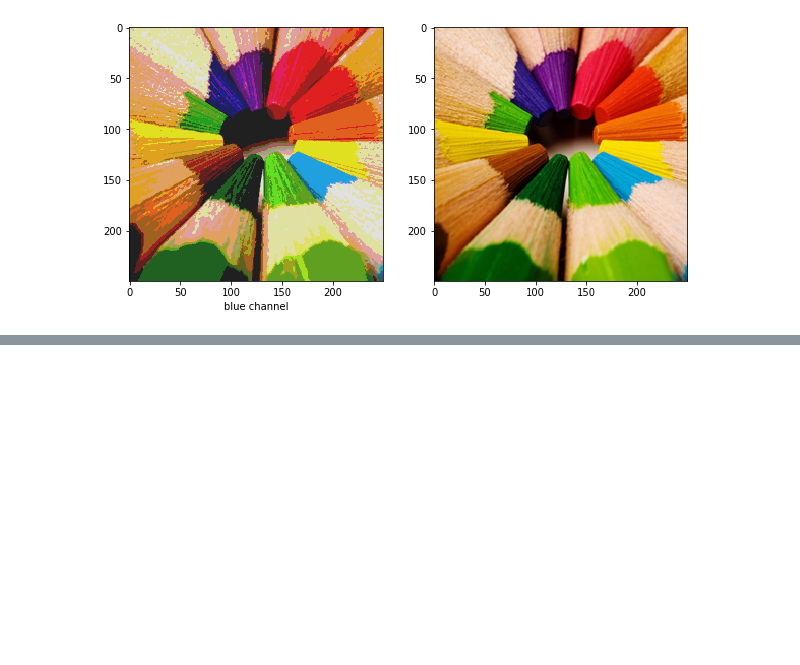
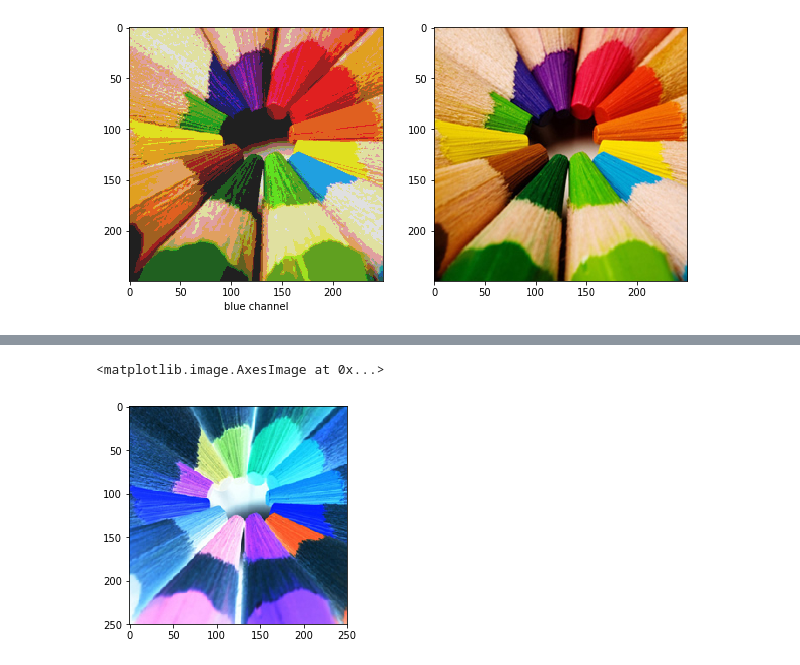
Before and after one commit to yongduek/lectures, a Jupyter notebook: ipcv/pixel_operations.ipynb, the cells around one changed output, grey strips where cells are left out. Saved outputs shown, nothing was run; the diff lists cells and outputs as text; code cells hidden in the pictures; blank space fills up the shorter version.

```diff
--- a/ipcv/pixel_operations.ipynb
+++ b/ipcv/pixel_operations.ipynb
@@ -45,7 +45,7 @@ plt.imshow (tgimg)
 # %%
 import timeit
 class elapsedTime :
-    def __init__ ():
+    def __init__ (self):
         self.start = 0;
         self.elapsed = 0;
     def reset (self):
@@ -87,6 +87,20 @@ plt.imshow (negImage)
 # %% [output]
 <matplotlib.image.AxesImage at 0x...>
 [figure]
+# %%
+def negateImage (srcImage):
+    # pixel access with image.item(), and image.itemset()
+    etime = elapsedTime ()
+    negImage = srcImage.copy()
+    etime.reset()
+    for r in range(negImage.shape[0]):
+        for c in range(negImage.shape[1]):
+            for ch in range(negImage.shape[2]):
+                negImage.itemset( (r,c,ch), 255 - negImage.item(r,c,ch) )
+    #
+    etime.stop()
+    etime.print ()
+    return negImage
 # %% [markdown]
 ## Split and Merge
 # %%
@@ -175,3 +189,5 @@ plt.subplot(122), plt.imshow (rgbImage)
 (<matplotlib.axes._subplots.AxesSubplot at 0x...>,
  <matplotlib.image.AxesImage at 0x...>)
 [figure]
+# %%
+neg = negateImage (rgbImage)
@@ -177,0 +196,5 @@ plt.subplot(122), plt.imshow (rgbImage)
+# %%
+plt.imshow (neg)
+# %% [output]
+<matplotlib.image.AxesImage at 0x...>
+[figure, added]
```
Also changed, not shown: parts of 1 cell of this notebook.
